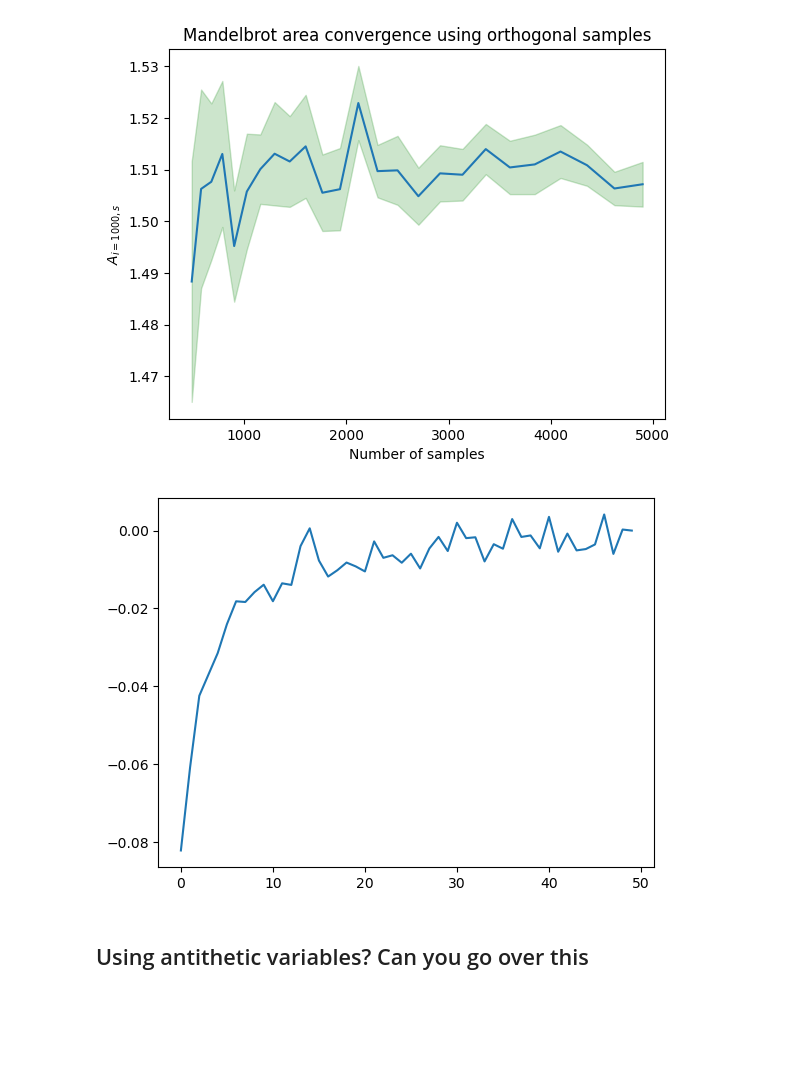
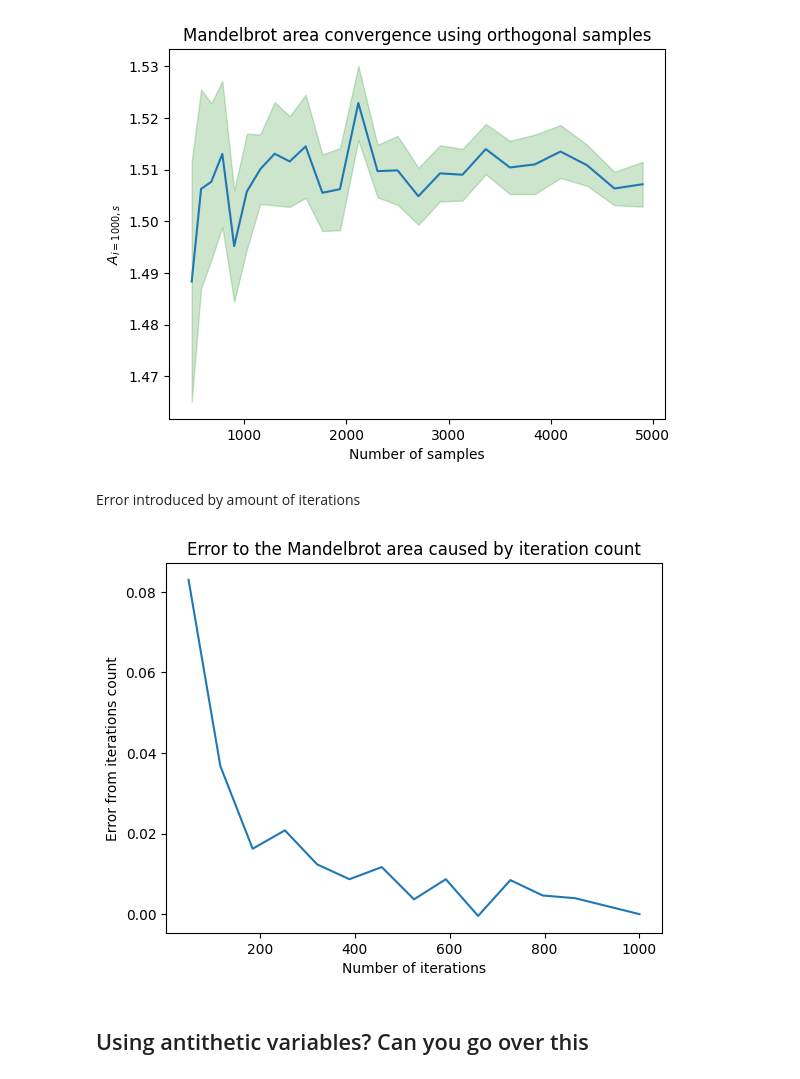
Before and after one commit to LodeVermeulen/stochastic-simulation, a Jupyter notebook: Homework 1/homework1.ipynb, the cells around one changed output. Saved outputs shown, nothing was run; the diff lists cells and outputs as text; code cells hidden in the pictures; blank space fills up the shorter version.

Commit message:
Tidy up iteration error graph

```diff
--- a/Homework 1/homework1.ipynb
+++ b/Homework 1/homework1.ipynb
@@ -706,26 +706,30 @@ plt.ylabel(r"$A_{i=%i,s}$" % iterations_range_orth[-1])
 plt.show()
 # %% [output]
 [figure]
-# %%
-def analyze_iterations_error(results):
-    """
-    Analyze the error introduced by low iteration count, compared to the baseline of a high iteration calculation
-    """
-    mean_runs = np.mean(results[:, :, :], axis=2)
-    highest_sample_size = mean_runs[:, -1]
-    iteration_error = highest_sample_size[-1] - highest_sample_size
-    plt.plot(iteration_error)
-    plt.show()
-
-
-results_mc = np.load("MC.npy")
-
-num_iterations = np.linspace(50, 500, num=50, dtype=int).astype(int)
-num_samples = np.linspace(100, 1000, num=50, dtype=int).astype(int)
-
-analyze_iterations_error(results_mc)
-# %% [output]
-[figure, removed]
+# %% [markdown]
+Error introduced by amount of iterations
+# %%
+def analyze_iterations_error(areas: np.ndarray[float], num_iterations: np.ndarray[int]):
+    """Analyze the error introduced by low iteration count, compared to the
+    baseline of a high iteration calculation
+
+    Args:
+        areas: Array that contains the area calculations.
+    """
+    mean_over_runs = np.mean(areas[:, :, :], axis=2)
+    highest_sample_size_area = mean_over_runs[-1, :]
+    iteration_error = highest_sample_size_area - highest_sample_size_area[-1]
+    plt.plot(num_iterations, iteration_error)
+    plt.title("Error to the Mandelbrot area caused by iteration count")
+    plt.xlabel("Number of iterations")
+    plt.ylabel("Error from iterations count")
+    plt.show()
+
+
+# The large saved calculations help smooth this graph out greatly
+analyze_iterations_error(areas_orth, iterations_range_orth)
+# %% [output]
+[figure, added]
 # %% [markdown]
 ## Using antithetic variables? Can you go over this
 # %%
```
